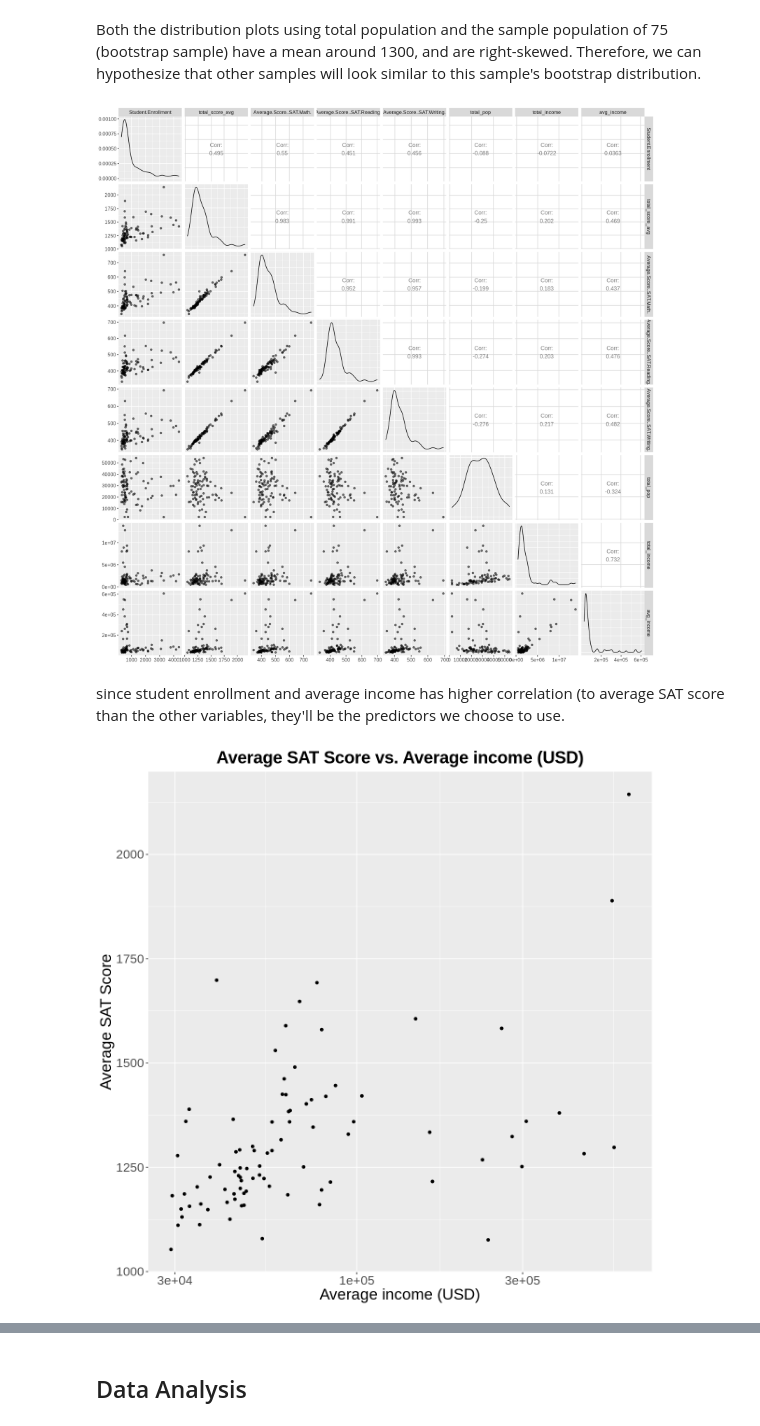
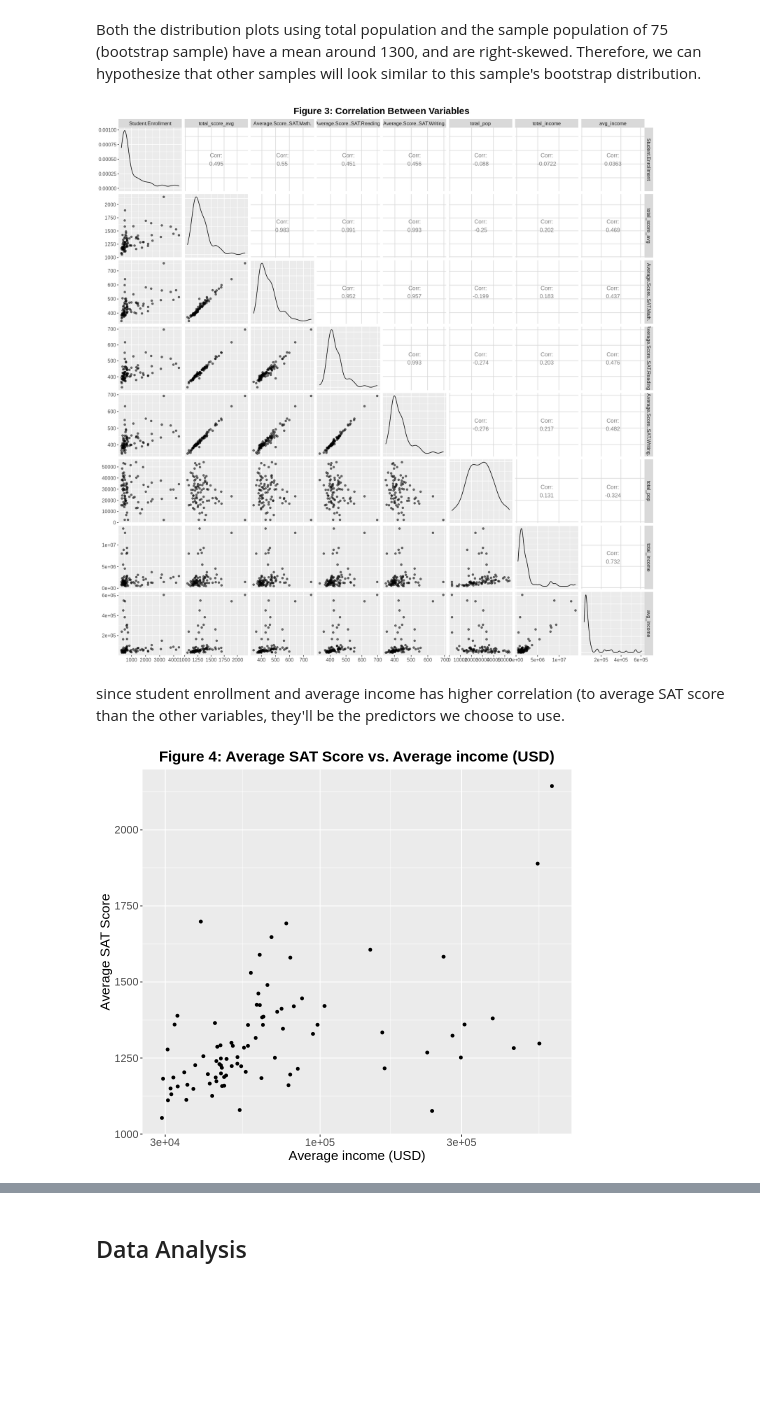
Before and after one commit to emi31770/DSCI-Project, a Jupyter notebook: Project.ipynb, the cells around one changed output, grey strips where cells are left out. Saved outputs shown, nothing was run; the diff lists cells and outputs as text; code cells hidden in the pictures; blank space fills up the shorter version.

Commit message:
Figure numbering

```diff
--- a/Project.ipynb
+++ b/Project.ipynb
@@ -259,28 +191,32 @@ options(repr.plot.width = 15, repr.plot.height = 15)
 sat_eda <- sat_training %>%
                 select(-Zip.Code) %>%
                 ggpairs(mapping = aes(alpha = 0.4)) +
-                theme(text = element_text(size = 12))
+                theme(text = element_text(size = 12)) +
+                ggtitle("Figure 3: Correlation Between Variables") +
+                theme(plot.title = element_text(size = 18)) +
+                theme(plot.title = element_text(face = "bold")) +
+                theme(plot.title = element_text(hjust = 0.5))
 
 sat_eda
 # %% [output]
-[figure, old version]
+[figure, new version]
 # %% [markdown]
 since student enrollment and average income has higher correlation (to average SAT score than the other variables, they'll be the predictors we choose to use.
 # %%
-options(repr.plot.width = 10, repr.plot.height = 10)
+options(repr.plot.width = 8, repr.plot.height = 7)
 
 scores_income <- ggplot(sat_training, aes(x = avg_income, y = total_score_avg)) +
                     geom_point() +
                     xlab("Average income (USD)") +
                     scale_x_log10() +
                     ylab("Average SAT Score") +
-                    theme(text = element_text(size = 20)) +
-                    ggtitle("Average SAT Score vs. Average income (USD)") +
-                    theme(plot.title = element_text(size = 22)) +
+                    theme(text = element_text(size = 16)) +
+                    ggtitle("Figure 4: Average SAT Score vs. Average income (USD)") +
+                    theme(plot.title = element_text(size = 18)) +
                     theme(plot.title = element_text(face = "bold")) +
                     theme(plot.title = element_text(hjust = 0.5))
 
 scores_income
 # %% [output]
-[figure, old version]
+[figure, new version]
 # %%
```
Also changed, not shown: parts of 10 cells of this notebook.
